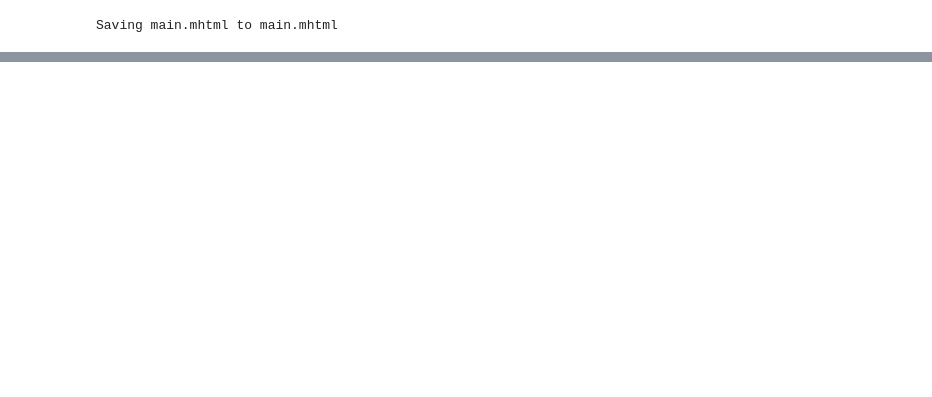
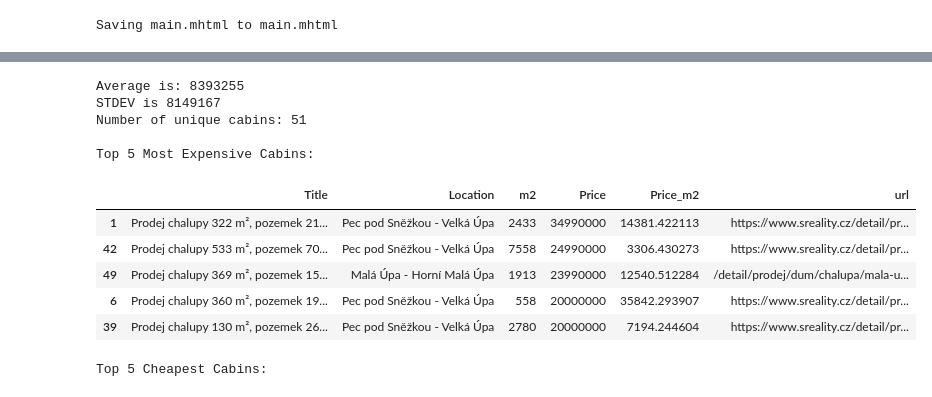
Before and after one commit to vlastimiltetour/cabin_log_scraper, a Jupyter notebook: Log_cabin_scraper.ipynb, the cells around one changed output, grey strips where cells are left out. Saved outputs shown, nothing was run; the diff lists cells and outputs as text; code cells hidden in the pictures; blank space fills up the shorter version.

```diff
--- a/Log_cabin_scraper.ipynb
+++ b/Log_cabin_scraper.ipynb
@@ -114,0 +351,80 @@ print(soup)
+# %%
+def calculate_price_diff(group):
+  if len(group) < 2:
+    return 0
+
+  return group.iloc[0]['Price'] - group.iloc[1]['Price']
+
+
+
+#min 400 zahrada
+#min 70 objekt
+#jak dlouho tam je
+
+def show_data_highlights():
+  df = read_mongo_db(None)
+
+  price_diff_df = (
+        df.groupby("ID")
+        .apply(calculate_price_diff)
+        .reset_index(name="Price_Difference")
+    )
+
+  # sort the prices
+  # calculate diff between two most recent prices
+
+  return price_diff_df
+
+def dashboard():
+  df = read_mongo_db(None)
+  df_sorted = df.sort_values(by=['ID', 'Timestamp'], ascending=[True, False])
+  df_filtered_recent_data = df_sorted.drop_duplicates(subset=['ID'], keep='first')
+  df_filtered_recent_data = df_filtered_recent_data.reset_index(drop=True)
+
+  mean = round(df_filtered_recent_data['Price'].mean())
+  stdev = round(df_filtered_recent_data['Price'].std())
+
+  print('Average is:', mean)
+  print('STDEV is', stdev)
+
+  no_of_cabins = df_filtered_recent_data["ID"].nunique()
+  #top locations
+  top_5_expensive = df_filtered_recent_data.nlargest(5, 'Price')[['Title','Location', 'm2', 'Price', 'Price_m2', 'url']]
+  #df.sort_values(by=['col1'])
+  top_5_cheap = df_filtered_recent_data[df_filtered_recent_data['Price'] > 0]
+  top_5_cheapest = top_5_cheap.nsmallest(5, 'Price')[['Title','Location', 'm2', 'Price', 'Price_m2','url']]
+
+  top_5_m2 = df_filtered_recent_data.nlargest(5, 'Price_m2')[['Title','Location', 'm2', 'Price', 'Price_m2', 'url']]
+  bottom_5_m2 = df_filtered_recent_data[df_filtered_recent_data['Price_m2'] > 0]
+  bottom_5_m2 = bottom_5_m2.nsmallest(5, 'Price_m2')[['Title','Location', 'm2', 'Price', 'Price_m2','url']]
+  # top 5 diffs
+  return no_of_cabins, mean, stdev, top_5_expensive, top_5_cheapest, top_5_m2, bottom_5_m2
+
+no_of_cabins, mean, stdev, top_5_expensive, top_5_cheapest, top_5_m2, bottom_5_m2 = dashboard()
+
+# Display the results as DataFrames:
+print(f"Number of unique cabins: {no_of_cabins}")
+print("\nTop 5 Most Expensive Cabins:")
+display(top_5_expensive)
+
+print("\nTop 5 Cheapest Cabins:")
+display(top_5_cheapest)
+
+print("\nTop 5 Most Expensive m2:")
+display(top_5_m2)
+
+print("\nTop 5 Cheapest m2:")
+display(bottom_5_m2)
+# %% [output]
+Average is: 8393255
+STDEV is 8149167
+Number of unique cabins: 51
+
+Top 5 Most Expensive Cabins:
+|  | Title | Location | m2 | Price | Price_m2 | url |
+| 1 | Prodej chalupy 322 m², pozemek 21... | Pec pod Sněžkou - Velká Úpa | 2433 | 34990000 | 14381.422113 | https://www.sreality.cz/detail/pr... |
+| 42 | Prodej chalupy 533 m², pozemek 70... | Pec pod Sněžkou - Velká Úpa | 7558 | 24990000 | 3306.430273 | https://www.sreality.cz/detail/pr... |
+| 49 | Prodej chalupy 369 m², pozemek 15... | Malá Úpa - Horní Malá Úpa | 1913 | 23990000 | 12540.512284 | /detail/prodej/dum/chalupa/mala-u... |
+| 6 | Prodej chalupy 360 m², pozemek 19... | Pec pod Sněžkou - Velká Úpa | 558 | 20000000 | 35842.293907 | https://www.sreality.cz/detail/pr... |
+| 39 | Prodej chalupy 130 m², pozemek 26... | Pec pod Sněžkou - Velká Úpa | 2780 | 20000000 | 7194.244604 | https://www.sreality.cz/detail/pr... |
+Top 5 Cheapest Cabins:
```
Also changed, not shown: parts of 15 cells of this notebook.
